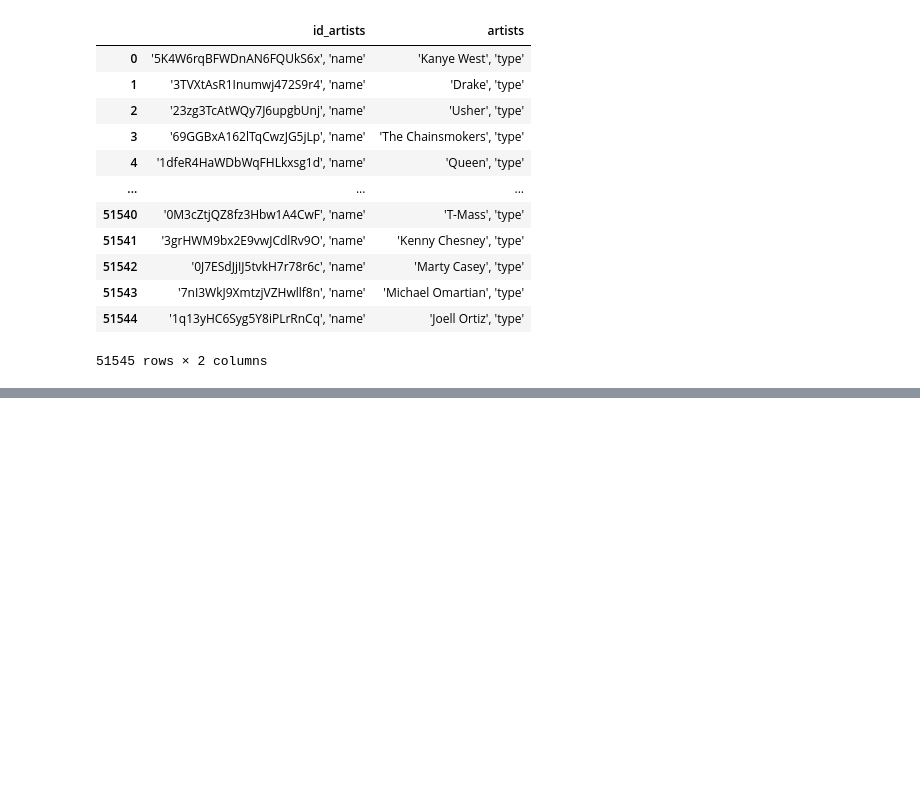
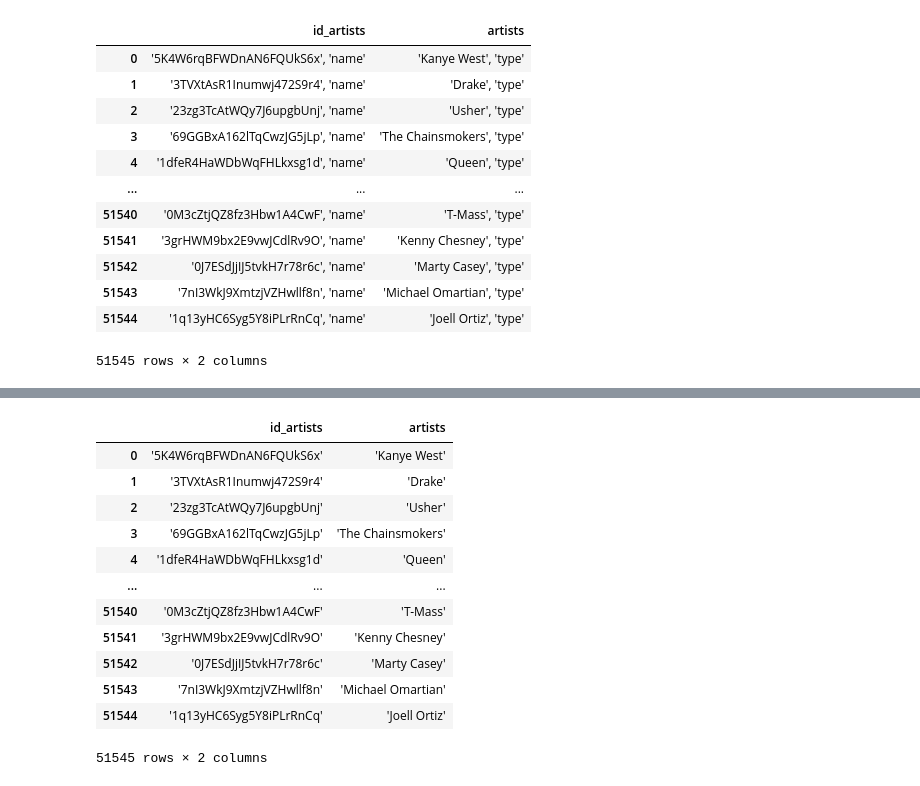
Before and after one commit to halmasieh/Spotify_Analysis, a Jupyter notebook: spotify_etl.ipynb, the cells around one changed output, grey strips where cells are left out. Drawn from its saved outputs; the diff is of its cells as text; code cells hidden in the pictures; blank space fills up the shorter version.

Commit message:
cleaned artists column

```diff
--- a/spotify_etl.ipynb
+++ b/spotify_etl.ipynb
@@ -266,2 +250,0 @@ artists_df
-# %%
-artists_df['id_artists'] = artists_df['id_artists'].map(lambda x: x.lstrip("'name'"))
@@ -283,0 +251,4 @@ artists_df
+# %%
+# Remove string 'name' from column
+id_artists = artists_df['id_artists'].str.replace(", 'name'", '', regex=True)
+id_artists
@@ -283,0 +268,4 @@ artists_df
+# %%
+# Remove string 'type' from column
+artist_names = artists_df['artists'].str.replace(", 'type'", '', regex=True)
+artist_names
@@ -283,0 +285,19 @@ artists_df
+# %%
+# Reassemble cleaned columns into dataframe
+d = {'id_artists': id_artists, 'artists': artist_names}
+cleaned_artists_column = pd.DataFrame(data=d)
+cleaned_artists_column
+# %% [output]
+|  | id_artists | artists |
+| 0 | '5K4W6rqBFWDnAN6FQUkS6x' | 'Kanye West' |
+| 1 | '3TVXtAsR1Inumwj472S9r4' | 'Drake' |
+| 2 | '23zg3TcAtWQy7J6upgbUnj' | 'Usher' |
+| 3 | '69GGBxA162lTqCwzJG5jLp' | 'The Chainsmokers' |
+| 4 | '1dfeR4HaWDbWqFHLkxsg1d' | 'Queen' |
+| ... | ... | ... |
+| 51540 | '0M3cZtjQZ8fz3Hbw1A4CwF' | 'T-Mass' |
+| 51541 | '3grHWM9bx2E9vwJCdlRv9O' | 'Kenny Chesney' |
+| 51542 | '0J7ESdJjIJ5tvkH7r78r6c' | 'Marty Casey' |
+| 51543 | '7nI3WkJ9XmtzjVZHwllf8n' | 'Michael Omartian' |
+| 51544 | '1q13yHC6Syg5Y8iPLrRnCq' | 'Joell Ortiz' |
+51545 rows × 2 columns
```
Also changed, not shown: parts of 5 cells of this notebook.
